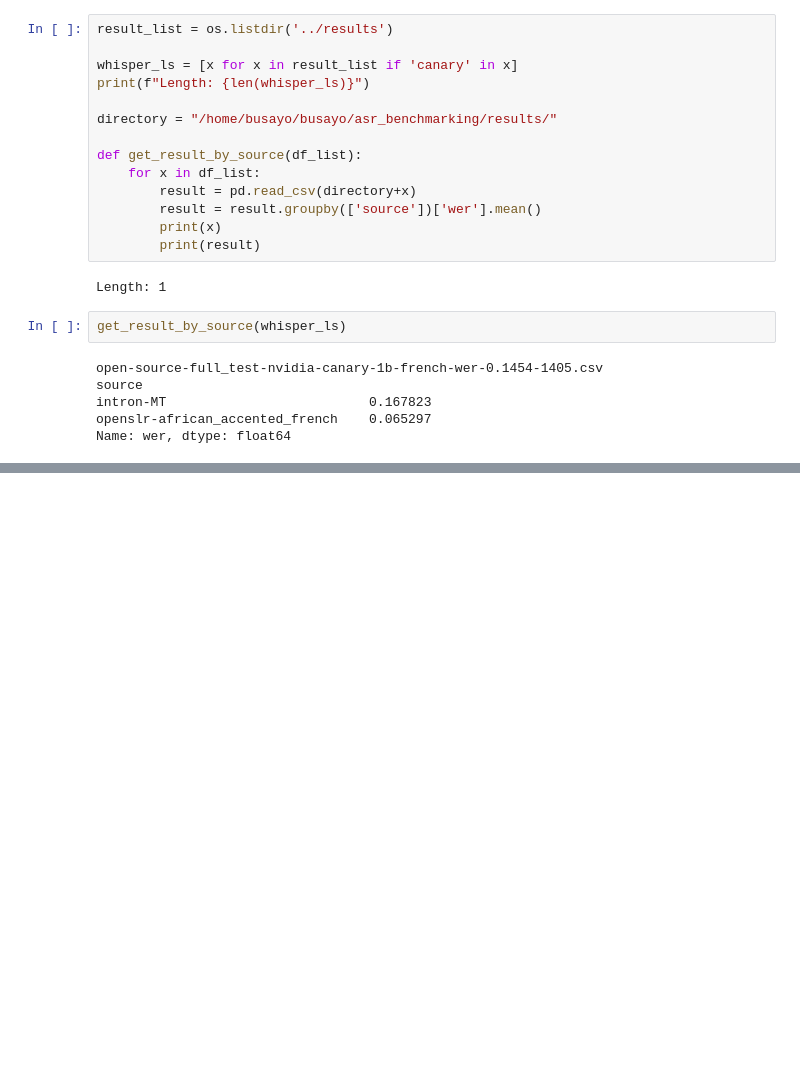
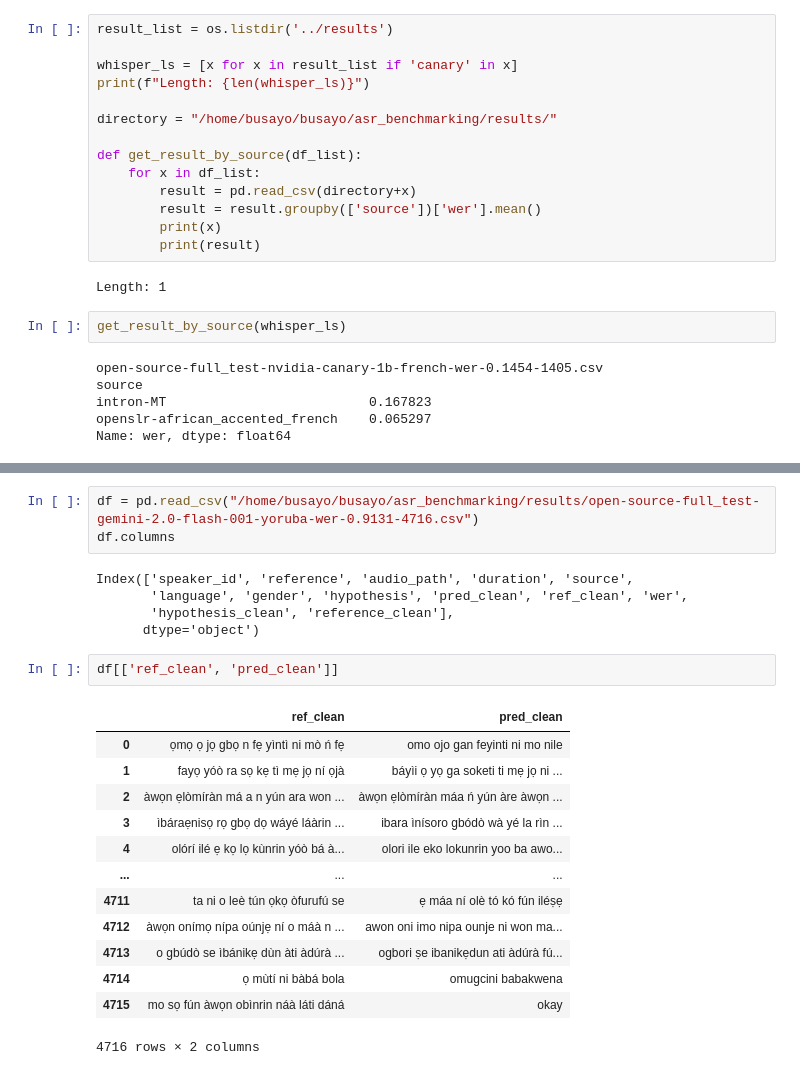
Before and after one commit to intron-innovation/AfriVox, a Jupyter notebook: notebooks/result_analysis.ipynb, the cells around one changed output, grey strips where cells are left out. Cells and saved outputs as stored; diff of their text form; blank space fills up the shorter version.

```diff
--- a/notebooks/result_analysis.ipynb
+++ b/notebooks/result_analysis.ipynb
@@ -98,0 +177,24 @@ Name: wer, dtype: float64
+# %%
+df = pd.read_csv("/home/busayo/busayo/asr_benchmarking/results/open-source-full_test-gemini-2.0-flash-001-yoruba-wer-0.9131-4716.csv")
+df.columns
+# %% [output]
+Index(['speaker_id', 'reference', 'audio_path', 'duration', 'source',
+       'language', 'gender', 'hypothesis', 'pred_clean', 'ref_clean', 'wer',
+       'hypothesis_clean', 'reference_clean'],
+      dtype='object')
+# %%
+df[['ref_clean', 'pred_clean']]
+# %% [output]
+|  | ref_clean | pred_clean |
+| 0 | ọmọ ọ jọ gbọ n fẹ yìntì ni mò ń fẹ | omo ojo gan feyinti ni mo nile |
+| 1 | fayọ yóò ra sọ kẹ tì mẹ jọ ní ọjà | báyìi ọ yọ ga soketi ti mẹ jọ ni ... |
+| 2 | àwọn ẹlòmíràn má a n yún ara won ... | àwọn ẹlòmíràn máa ń yún àre àwọn ... |
+| 3 | ìbáraẹnisọ rọ gbọ dọ wáyé láàrin ... | ibara ìnísoro gbódò wà yé la rìn ... |
+| 4 | olórí ilé ẹ kọ lọ kùnrin yóò bá à... | olori ile eko lokunrin yoo ba awo... |
+| ... | ... | ... |
+| 4711 | ta ni o leè tún ọkọ òfurufú se | ẹ máa ní olè tó kó fún iléṣẹ |
+| 4712 | àwọn onímọ nípa oúnjẹ ní o máà n ... | awon oni imo nipa ounje ni won ma... |
+| 4713 | o gbúdò se ìbánikẹ dùn àti àdúrà ... | ogbori ṣe ibanikẹdun ati àdúrà fú... |
+| 4714 | ọ mùtí ni bàbá bola | omugcini babakwena |
+| 4715 | mo sọ fún àwọn obìnrin náà láti dáná | okay |
+4716 rows × 2 columns
```
Also changed, not shown: parts of 20 cells of this notebook.
